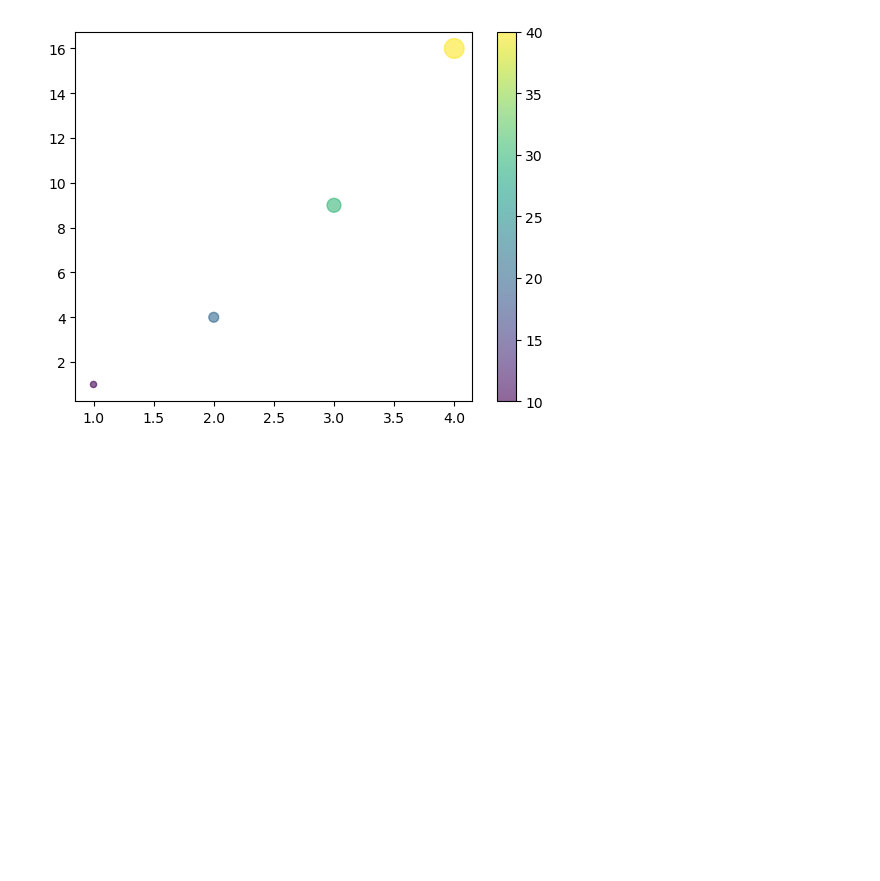
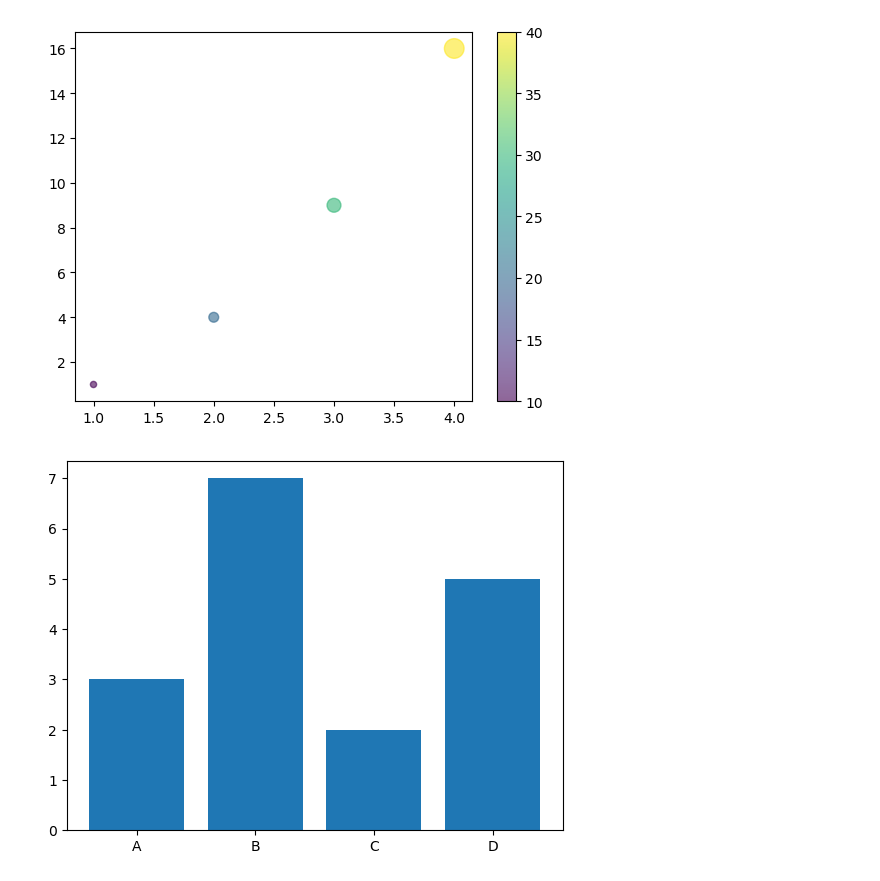
Before and after one commit to duxai-project/ai-engineering-playbook, a Jupyter notebook: python/code/03_matplotlib/matplotlib.ipynb, the cells around one changed output. Saved outputs shown, nothing was run; the diff lists cells and outputs as text; code cells hidden in the pictures; blank space fills up the shorter version.

```diff
--- a/python/code/03_matplotlib/matplotlib.ipynb
+++ b/python/code/03_matplotlib/matplotlib.ipynb
@@ -60,3 +60,11 @@ plt.savefig("../../img/03_matplotlib/08.png", dpi=300, bbox_inches="tight")
 plt.show()
 # %% [output]
 [figure]
+# %%
+categories = ['A', 'B', 'C', 'D']
+values = [3, 7, 2, 5]
+plt.bar(categories, values)
+plt.savefig("../../img/03_matplotlib/09.png", dpi=300, bbox_inches="tight")
+plt.show()
+# %% [output]
+[figure, added]
```
Also changed, not shown: parts of 2 cells of this notebook, 5 other files.
